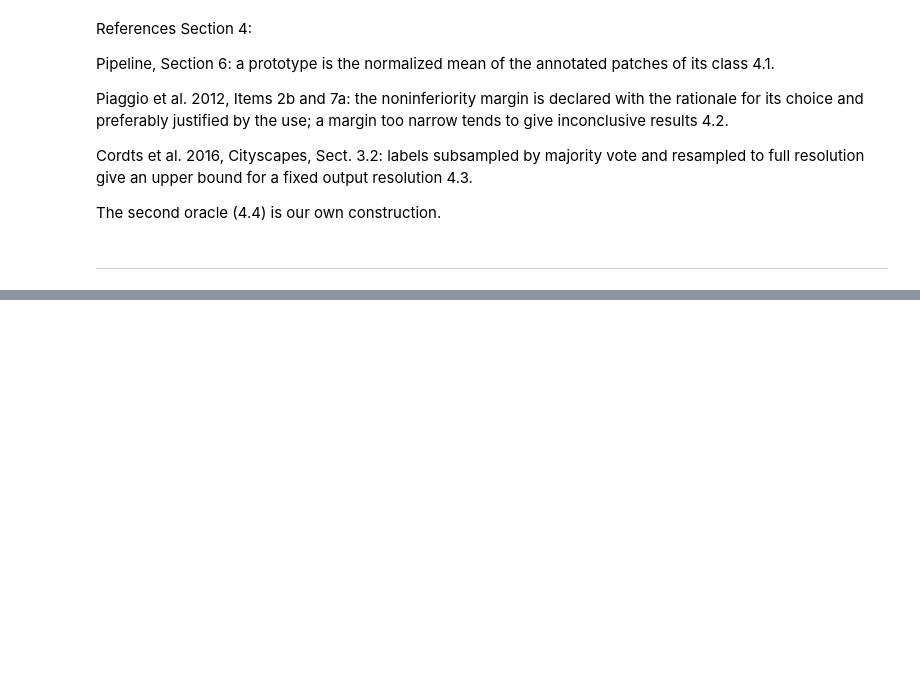
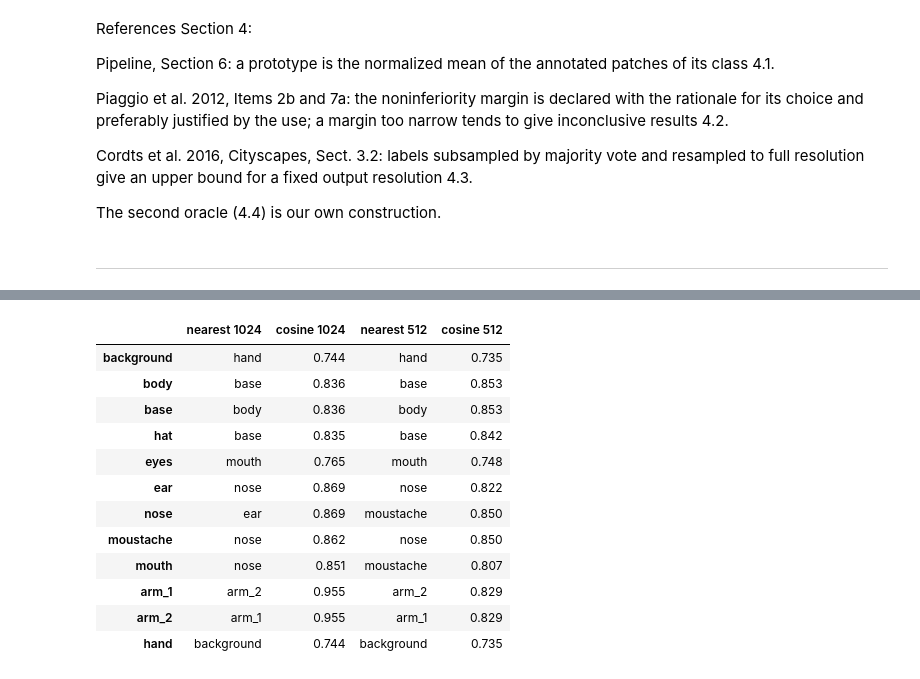
Before and after one commit to xrushofblood/vad_project, a Jupyter notebook: notebooks/phase_1_resolution_study.ipynb, the cells around one changed output, grey strips where cells are left out. Drawn from its saved outputs; the diff is of its cells as text; code cells hidden in the pictures; blank space fills up the shorter version.

```diff
--- a/notebooks/phase_1_resolution_study.ipynb
+++ b/notebooks/phase_1_resolution_study.ipynb
@@ -649,0 +664,41 @@ The second oracle (4.4) is our own construction.
+# %%
+# 5.1 Features and prototypes at 512 (same reference frames, patch labels from 4.1)
+for frame in REFERENCE_FRAMES + VALIDATION_FRAMES:
+    image = Image.open(frame_path(frame["frame"])).convert("RGB")
+    features, size = extractor.extract(image, resolution=LOW_RESOLUTION)
+    assert size == (LOW_RESOLUTION, LOW_RESOLUTION), f"Unexpected input size for {frame['frame']}"
+    frame["features"][LOW_RESOLUTION] = features
+
+prototypes_512, counts_512 = build_prototypes(at_resolution(REFERENCE_FRAMES, LOW_RESOLUTION))
+PROTOTYPE_MATRIX = {NATIVE_RESOLUTION: prototype_matrix_1024, LOW_RESOLUTION: stack_prototypes(prototypes_512)}
+
+
+def nearest_classes(matrix):
+    """For each class: its nearest other class and their cosine similarity (unit prototypes: dot product)."""
+    similarity = matrix @ matrix.T
+    np.fill_diagonal(similarity, -np.inf)
+    nearest = similarity.argmax(axis=1)
+    return {CLASS_NAMES[i]: (CLASS_NAMES[j], float(similarity[i, j])) for i, j in enumerate(nearest)}
+
+
+nearest = {res: nearest_classes(PROTOTYPE_MATRIX[res]) for res in RESOLUTIONS}
+display(pd.DataFrame({
+    f"nearest {NATIVE_RESOLUTION}": {n: nearest[NATIVE_RESOLUTION][n][0] for n in CLASS_NAMES},
+    f"cosine {NATIVE_RESOLUTION}": {n: nearest[NATIVE_RESOLUTION][n][1] for n in CLASS_NAMES},
+    f"nearest {LOW_RESOLUTION}": {n: nearest[LOW_RESOLUTION][n][0] for n in CLASS_NAMES},
+    f"cosine {LOW_RESOLUTION}": {n: nearest[LOW_RESOLUTION][n][1] for n in CLASS_NAMES},
+}).round(3))
+# %% [output]
+|  | nearest 1024 | cosine 1024 | nearest 512 | cosine 512 |
+| background | hand | 0.744 | hand | 0.735 |
+| body | base | 0.836 | base | 0.853 |
+| base | body | 0.836 | body | 0.853 |
+| hat | base | 0.835 | base | 0.842 |
+| eyes | mouth | 0.765 | mouth | 0.748 |
+| ear | nose | 0.869 | nose | 0.822 |
+| nose | ear | 0.869 | moustache | 0.850 |
+| moustache | nose | 0.862 | nose | 0.850 |
+| mouth | nose | 0.851 | moustache | 0.807 |
+| arm_1 | arm_2 | 0.955 | arm_2 | 0.829 |
+| arm_2 | arm_1 | 0.955 | arm_1 | 0.829 |
+| hand | background | 0.744 | background | 0.735 |
```
Also changed, not shown: parts of 15 cells of this notebook.
